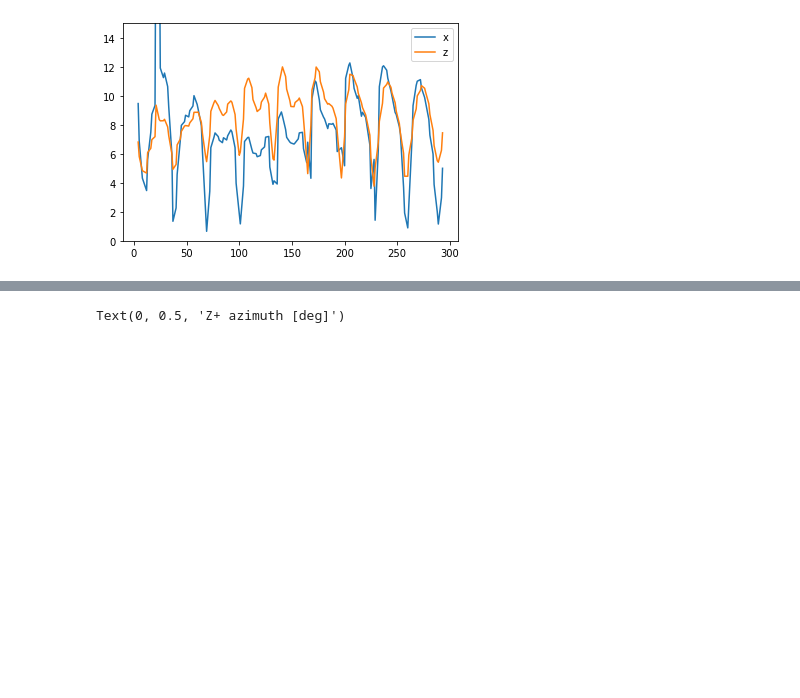
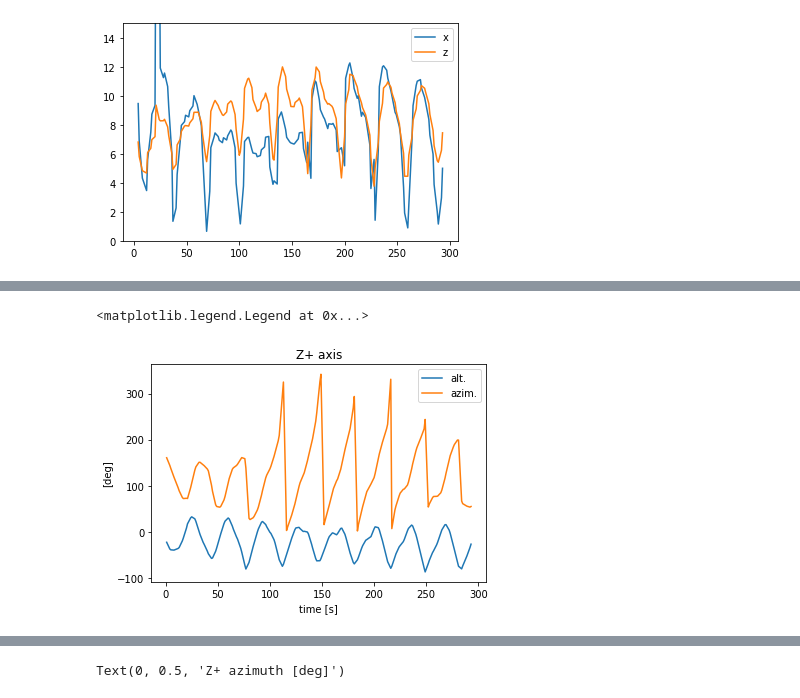
Before and after one commit to limu007/cube, a Jupyter notebook: Attitude_computed.ipynb, the cells around one changed output, grey strips where cells are left out. Drawn from its saved outputs; the diff is of its cells as text; code cells hidden in the pictures; blank space fills up the shorter version.

```diff
--- a/Attitude_computed.ipynb
+++ b/Attitude_computed.ipynb
@@ -121,7 +121,7 @@ axes_x=[]
 sat_loc=[]
 rep=sat_coords
 for j in range(len(dt2)):
-    loc=coord.EarthLocation.from_geodetic(rep[0][j],rep[1][j],rep[2][j]*1e3)
+    loc=coord.EarthLocation.from_geodetic(rep[0][j]*u.deg,rep[1][j]*u.deg,rep[2][j]*u.km)
     at=t0+dt2[j]/24./60/60
     sat_loc.append(loc)
     axes_x.append(coord.SkyCoord(*eci_body[j,:,0],representation_type="cartesian", frame="fk5",unit='m',location=loc,obstime=at))
@@ -136,0 +138,5 @@ UFuncTypeError: ufunc 'subtract' did not contain a loop with signature matching
+# %%
+j=-1
+dir2=coord.SkyCoord(ra[j]*u.radian,dec[j]*u.radian)
+aa=coord.AltAz(location=axes_z[j].location,obstime=axes_z[j].obstime)
+dir2.transform_to(aa),axes_z[j].transform_to(aa)
@@ -136,0 +148,18 @@ UFuncTypeError: ufunc 'subtract' did not contain a loop with signature matching
+# %%
+#dir2.transform_to(aaz).distance.au
+magall=[]
+for j in range(len(axes_z)):
+    dir2=coord.SkyCoord(ra[j]*u.radian,dec[j]*u.radian)
+    aa=coord.AltAz(location=axes_z[j].location,obstime=axes_z[j].obstime)
+    magall.append(exalt(dir2.transform_to(aa)))
+magall=np.array(magall).T
+# %%
+pl.plot(dt2,magall[0],label='alt.')
+pl.plot(dt2,magall[1],label='azim.')
+pl.ylabel('[deg]')
+pl.xlabel('time [s]')
+pl.title('Z+ axis')
+pl.legend()
+# %% [output]
+<matplotlib.legend.Legend at 0x...>
+[figure, added]
```
Also changed, not shown: parts of 13 cells of this notebook, 1 other file.
